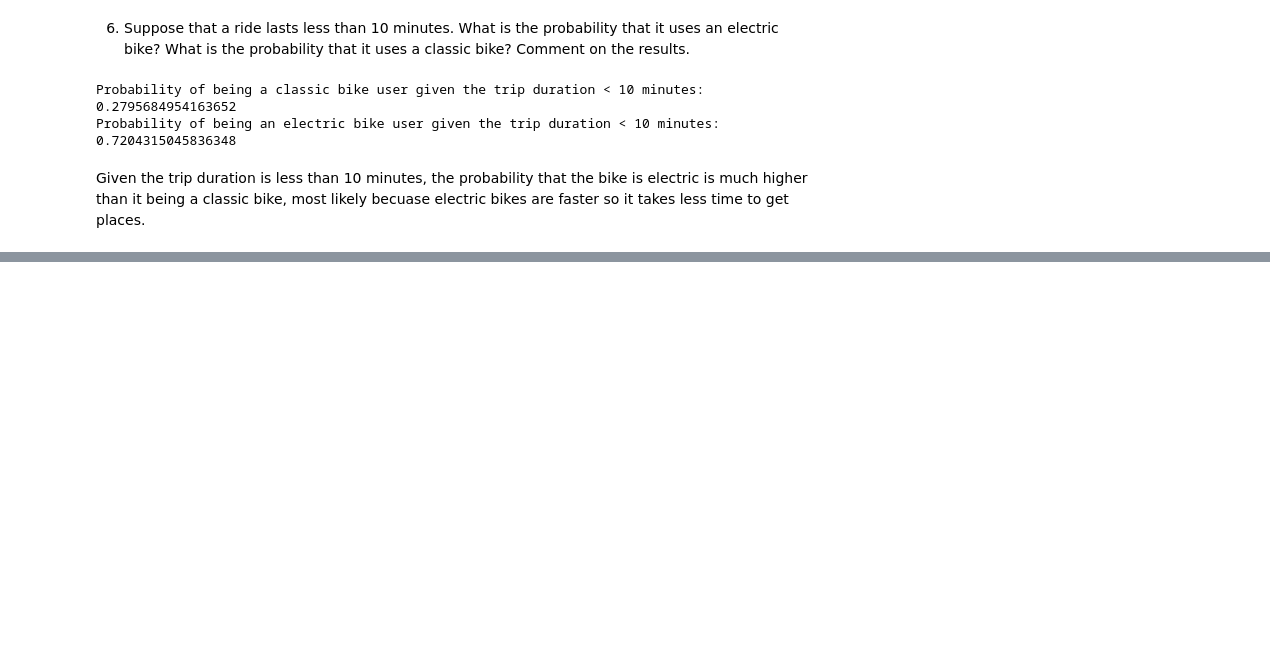
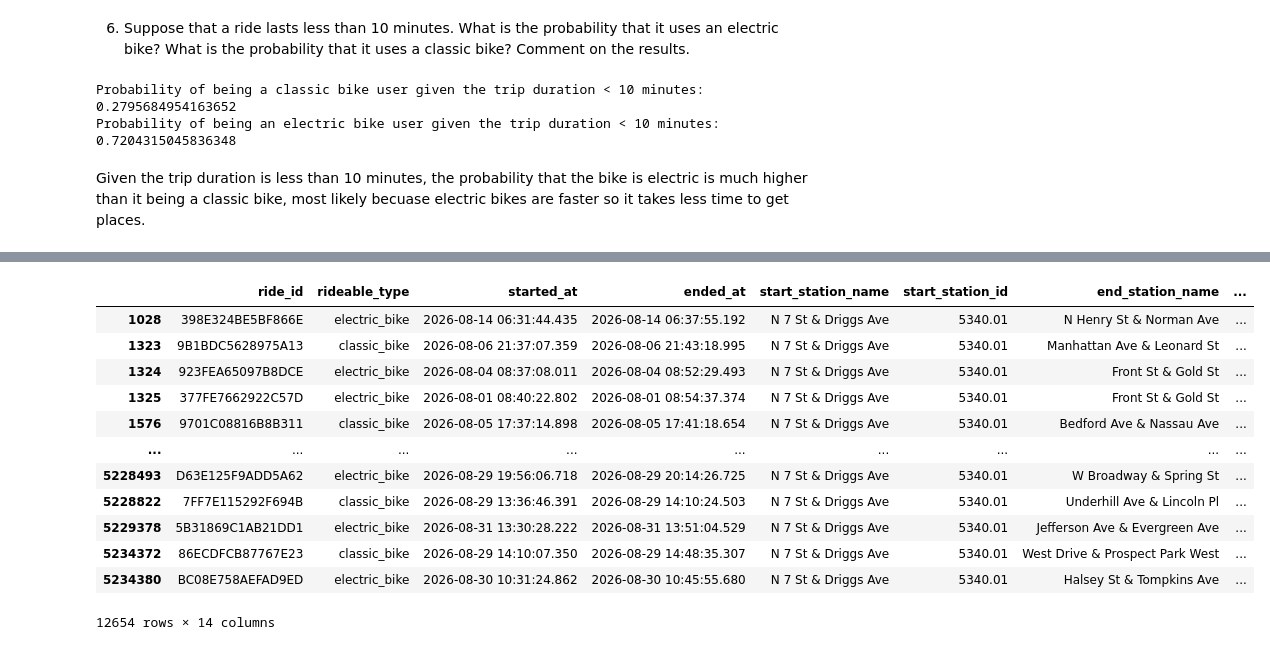
Before and after one commit to rachichi/citibikeavailability, a Jupyter notebook: citibike.ipynb, the cells around one changed output, grey strips where cells are left out. Cells and saved outputs as stored; diff of their text form; code cells hidden in the pictures; blank space fills up the shorter version.

```diff
--- a/citibike.ipynb
+++ b/citibike.ipynb
@@ -102,0 +223,16 @@ Given the trip duration is less than 10 minutes, the probability that the bike i
+# %%
+df[df['start_station_name'] == "N 7 St & Driggs Ave"]
+# %% [output]
+|  | ride_id | rideable_type | started_at | ended_at | start_station_name | start_station_id | end_station_name | ... |
+| 1028 | 398E324BE5BF866E | electric_bike | 2026-08-14 06:31:44.435 | 2026-08-14 06:37:55.192 | N 7 St & Driggs Ave | 5340.01 | N Henry St & Norman Ave | ... |
+| 1323 | 9B1BDC5628975A13 | classic_bike | 2026-08-06 21:37:07.359 | 2026-08-06 21:43:18.995 | N 7 St & Driggs Ave | 5340.01 | Manhattan Ave & Leonard St | ... |
+| 1324 | 923FEA65097B8DCE | electric_bike | 2026-08-04 08:37:08.011 | 2026-08-04 08:52:29.493 | N 7 St & Driggs Ave | 5340.01 | Front St & Gold St | ... |
+| 1325 | 377FE7662922C57D | electric_bike | 2026-08-01 08:40:22.802 | 2026-08-01 08:54:37.374 | N 7 St & Driggs Ave | 5340.01 | Front St & Gold St | ... |
+| 1576 | 9701C08816B8B311 | classic_bike | 2026-08-05 17:37:14.898 | 2026-08-05 17:41:18.654 | N 7 St & Driggs Ave | 5340.01 | Bedford Ave & Nassau Ave | ... |
+| ... | ... | ... | ... | ... | ... | ... | ... | ... |
+| 5228493 | D63E125F9ADD5A62 | electric_bike | 2026-08-29 19:56:06.718 | 2026-08-29 20:14:26.725 | N 7 St & Driggs Ave | 5340.01 | W Broadway & Spring St | ... |
+| 5228822 | 7FF7E115292F694B | classic_bike | 2026-08-29 13:36:46.391 | 2026-08-29 14:10:24.503 | N 7 St & Driggs Ave | 5340.01 | Underhill Ave & Lincoln Pl | ... |
+| 5229378 | 5B31869C1AB21DD1 | electric_bike | 2026-08-31 13:30:28.222 | 2026-08-31 13:51:04.529 | N 7 St & Driggs Ave | 5340.01 | Jefferson Ave & Evergreen Ave | ... |
+| 5234372 | 86ECDFCB87767E23 | classic_bike | 2026-08-29 14:10:07.350 | 2026-08-29 14:48:35.307 | N 7 St & Driggs Ave | 5340.01 | West Drive & Prospect Park West | ... |
+| 5234380 | BC08E758AEFAD9ED | electric_bike | 2026-08-30 10:31:24.862 | 2026-08-30 10:45:55.680 | N 7 St & Driggs Ave | 5340.01 | Halsey St & Tompkins Ave | ... |
+12654 rows × 14 columns
```
Also changed, not shown: parts of 13 cells of this notebook.
